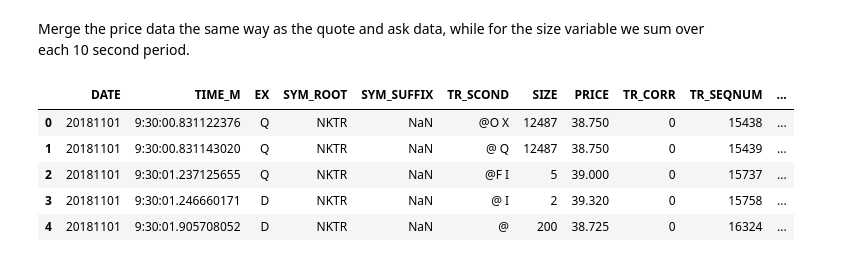
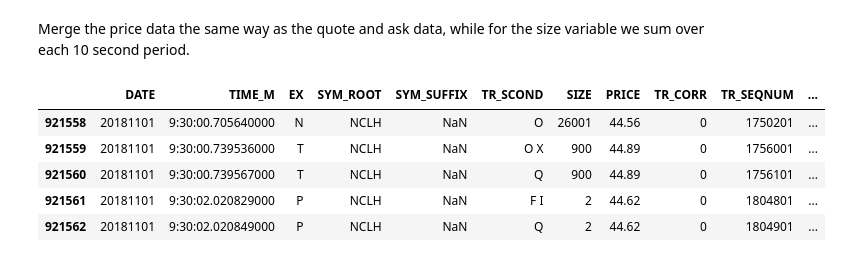
Before and after one commit to Weichong515/Algo-Trading-14, a Jupyter notebook: Historic Binwise VWAP.ipynb, the cells around one changed output. Drawn from its saved outputs; the diff is of its cells as text; code cells hidden in the pictures.

```diff
--- a/Historic Binwise VWAP.ipynb
+++ b/Historic Binwise VWAP.ipynb
@@ -1,19 +1,22 @@
 # %%
 import pandas as pd
 import numpy as np
+# %%
+L='nktr aig amd luv pch wdc nclh celg dwdp spxc ame xyl stt r akam reg dov xray chd apc'.upper().split(' ')
 # %% [markdown]
 Merge the price data the same way as the quote and ask data, while for the size variable we sum over each 10 second period.
 # %%
-df_t=pd.read_csv('vwap_test_nktr.csv',header=0)
+df=pd.read_csv('11011116_vwap.csv',header=0)
 # %%
+df_t=df[df['SYM_ROOT']==L[6]]
 df_t.head(5)
 # %% [output]
 |  | DATE | TIME_M | EX | SYM_ROOT | SYM_SUFFIX | TR_SCOND | SIZE | PRICE | TR_CORR | TR_SEQNUM | ... |
-| 0 | 20181101 | 9:30:00.831122376 | Q | NKTR | NaN | @O X | 12487 | 38.750 | 0 | 15438 | ... |
-| 1 | 20181101 | 9:30:00.831143020 | Q | NKTR | NaN | @ Q | 12487 | 38.750 | 0 | 15439 | ... |
-| 2 | 20181101 | 9:30:01.237125655 | Q | NKTR | NaN | @F I | 5 | 39.000 | 0 | 15737 | ... |
-| 3 | 20181101 | 9:30:01.246660171 | D | NKTR | NaN | @ I | 2 | 39.320 | 0 | 15758 | ... |
-| 4 | 20181101 | 9:30:01.905708052 | D | NKTR | NaN | @ | 200 | 38.725 | 0 | 16324 | ... |
+| 921558 | 20181101 | 9:30:00.705640000 | N | NCLH | NaN | O | 26001 | 44.56 | 0 | 1750201 | ... |
+| 921559 | 20181101 | 9:30:00.739536000 | T | NCLH | NaN | O X | 900 | 44.89 | 0 | 1756001 | ... |
+| 921560 | 20181101 | 9:30:00.739567000 | T | NCLH | NaN | Q | 900 | 44.89 | 0 | 1756101 | ... |
+| 921561 | 20181101 | 9:30:02.020829000 | P | NCLH | NaN | F I | 2 | 44.62 | 0 | 1804801 | ... |
+| 921562 | 20181101 | 9:30:02.020849000 | P | NCLH | NaN | Q | 2 | 44.62 | 0 | 1804901 | ... |
 # %%
 D=list(set(df_t['DATE']))
 # %%
```
Also changed, not shown: parts of 14 cells of this notebook.
